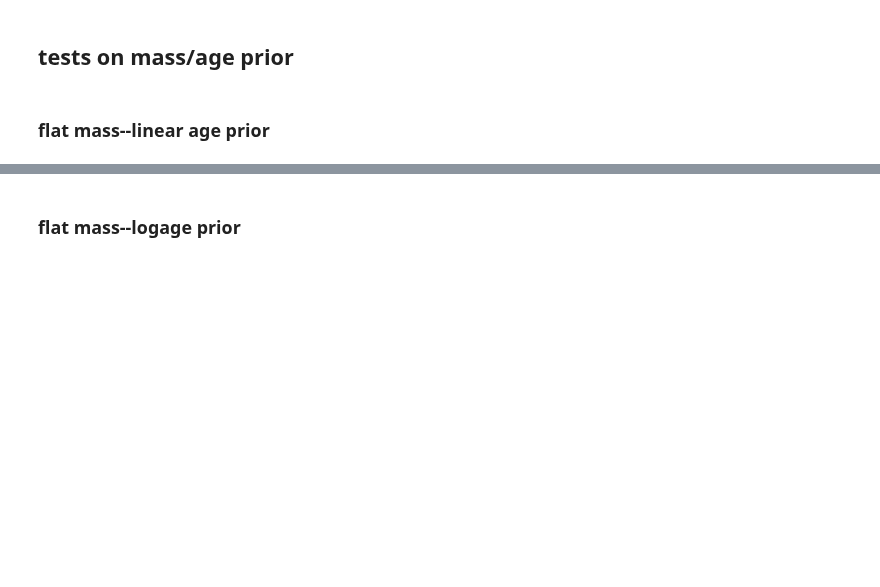
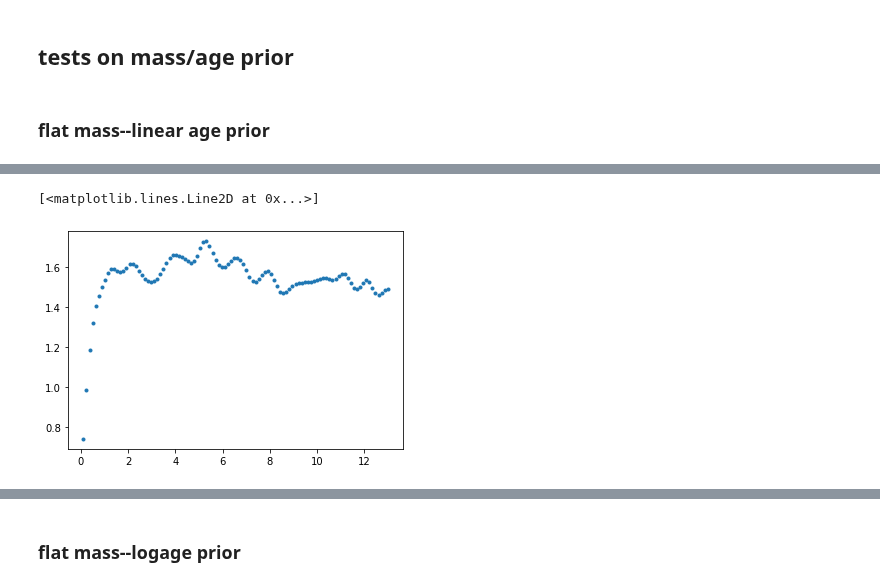
Before and after one commit to kemasuda/jaxstar, a Jupyter notebook: demos/check_priors.ipynb, the cells around one changed output, grey strips where cells are left out. Saved outputs shown, nothing was run; the diff lists cells and outputs as text; code cells hidden in the pictures; blank space fills up the shorter version.

```diff
--- a/demos/check_priors.ipynb
+++ b/demos/check_priors.ipynb
@@ -45,0 +63,7 @@ fig = corner.corner(np.array([samples['mass'], samples['age']]).T, labels=['mass
+# %%
+masses, ages, fehs = np.ones(N)*0.8, np.linspace(0.1, 13, N), np.ones(N)*0
+log_probs = kde.score_samples(np.array([masses/3., ages/10., fehs]).T)
+plt.plot(ages, np.exp(log_probs), '.')
+# %% [output]
+[<matplotlib.lines.Line2D at 0x...>]
+[figure, added]
```
Also changed, not shown: parts of 11 cells of this notebook.
